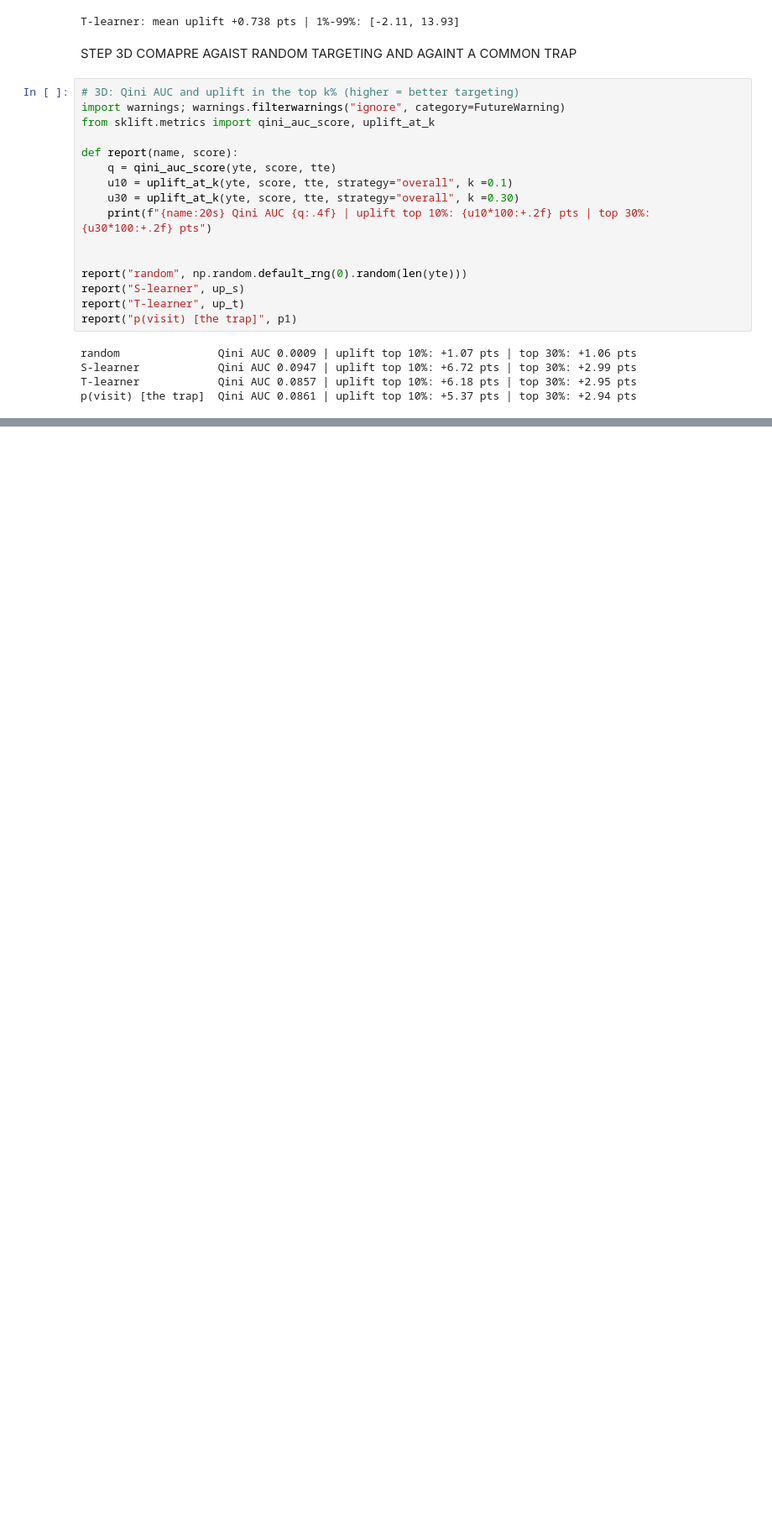
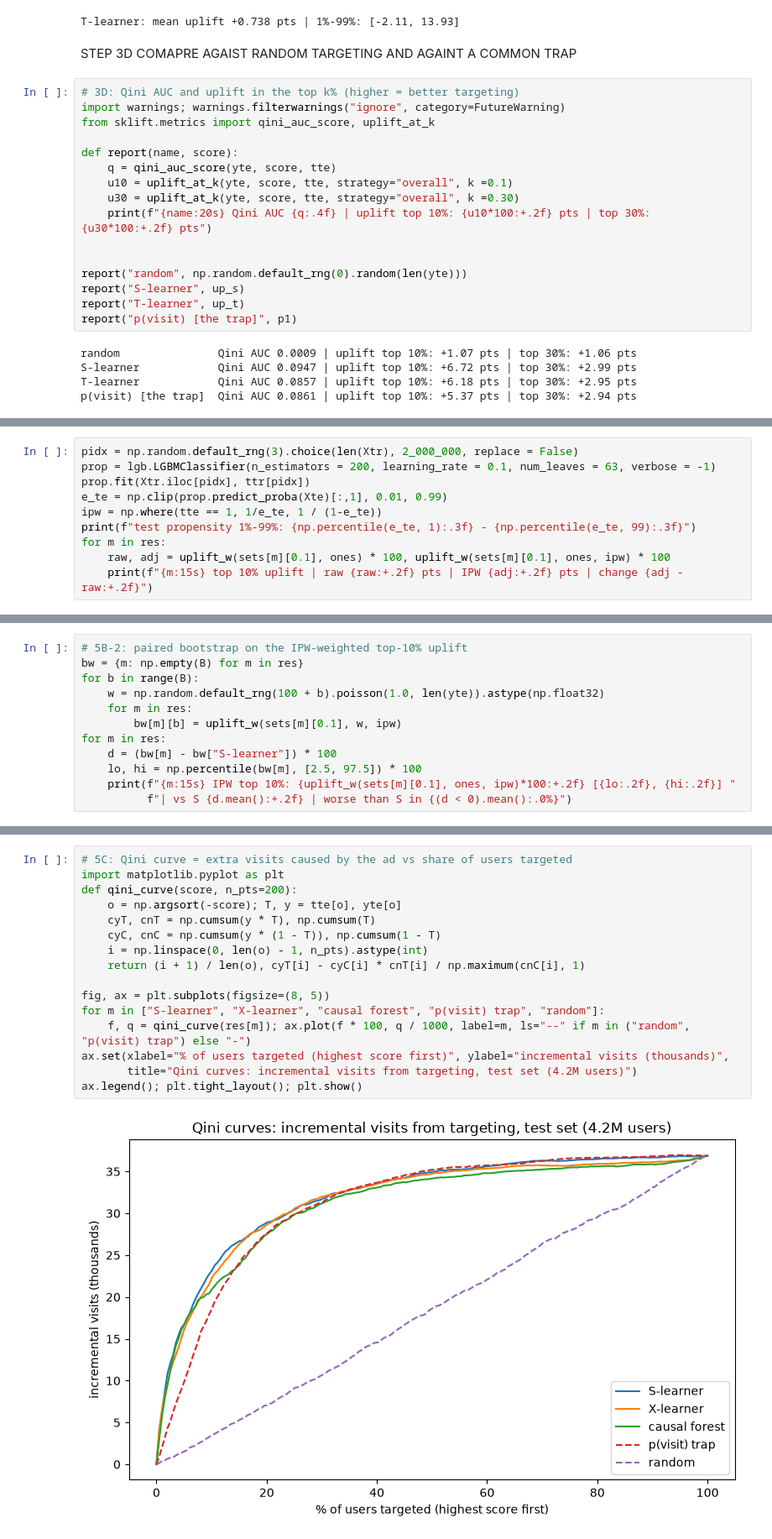
Before and after one commit to AmaarAyoob1/uplift-targeting, a Jupyter notebook: uplift_p1.ipynb, the cells around one changed output, grey strips where cells are left out. Shown at 84% size. Cells and saved outputs as stored; diff of their text form; blank space fills up the shorter version.

Commit message:
Steps 4-7: meta-learners, bootstrap + IPW evaluation, dollar policy, Hillstrom replication

```diff
--- a/uplift_p1.ipynb
+++ b/uplift_p1.ipynb
@@ -243,0 +426,10 @@ p(visit) [the trap]  Qini AUC 0.0861 | uplift top 10%: +5.37 pts | top 30%: +2.9
+# %%
+pidx = np.random.default_rng(3).choice(len(Xtr), 2_000_000, replace = False)
+prop = lgb.LGBMClassifier(n_estimators = 200, learning_rate = 0.1, num_leaves = 63, verbose = -1)
+prop.fit(Xtr.iloc[pidx], ttr[pidx])
+e_te = np.clip(prop.predict_proba(Xte)[:,1], 0.01, 0.99)
+ipw = np.where(tte == 1, 1/e_te, 1 / (1-e_te))
+print(f"test propensity 1%-99%: {np.percentile(e_te, 1):.3f} - {np.percentile(e_te, 99):.3f}")
+for m in res:
+    raw, adj = uplift_w(sets[m][0.1], ones) * 100, uplift_w(sets[m][0.1], ones, ipw) * 100
+    print(f"{m:15s} top 10% uplift | raw {raw:+.2f} pts | IPW {adj:+.2f} pts | change {adj - raw:+.2f}")
@@ -243,0 +445,12 @@ p(visit) [the trap]  Qini AUC 0.0861 | uplift top 10%: +5.37 pts | top 30%: +2.9
+# %%
+# 5B-2: paired bootstrap on the IPW-weighted top-10% uplift
+bw = {m: np.empty(B) for m in res}
+for b in range(B):
+    w = np.random.default_rng(100 + b).poisson(1.0, len(yte)).astype(np.float32)
+    for m in res:
+        bw[m][b] = uplift_w(sets[m][0.1], w, ipw)
+for m in res:
+    d = (bw[m] - bw["S-learner"]) * 100
+    lo, hi = np.percentile(bw[m], [2.5, 97.5]) * 100
+    print(f"{m:15s} IPW top 10%: {uplift_w(sets[m][0.1], ones, ipw)*100:+.2f} [{lo:.2f}, {hi:.2f}] "
+          f"| vs S {d.mean():+.2f} | worse than S in {(d < 0).mean():.0%}")
@@ -243,0 +465,18 @@ p(visit) [the trap]  Qini AUC 0.0861 | uplift top 10%: +5.37 pts | top 30%: +2.9
+# %%
+# 5C: Qini curve = extra visits caused by the ad vs share of users targeted
+import matplotlib.pyplot as plt
+def qini_curve(score, n_pts=200):
+    o = np.argsort(-score); T, y = tte[o], yte[o]
+    cyT, cnT = np.cumsum(y * T), np.cumsum(T)
+    cyC, cnC = np.cumsum(y * (1 - T)), np.cumsum(1 - T)
+    i = np.linspace(0, len(o) - 1, n_pts).astype(int)
+    return (i + 1) / len(o), cyT[i] - cyC[i] * cnT[i] / np.maximum(cnC[i], 1)
+
+fig, ax = plt.subplots(figsize=(8, 5))
+for m in ["S-learner", "X-learner", "causal forest", "p(visit) trap", "random"]:
+    f, q = qini_curve(res[m]); ax.plot(f * 100, q / 1000, label=m, ls="--" if m in ("random", "p(visit) trap") else "-")
+ax.set(xlabel="% of users targeted (highest score first)", ylabel="incremental visits (thousands)",
+       title="Qini curves: incremental visits from targeting, test set (4.2M users)")
+ax.legend(); plt.tight_layout(); plt.show()
+# %% [output]
+[figure, added]
```
Also changed, not shown: parts of 23 cells of this notebook, 1 other file.
